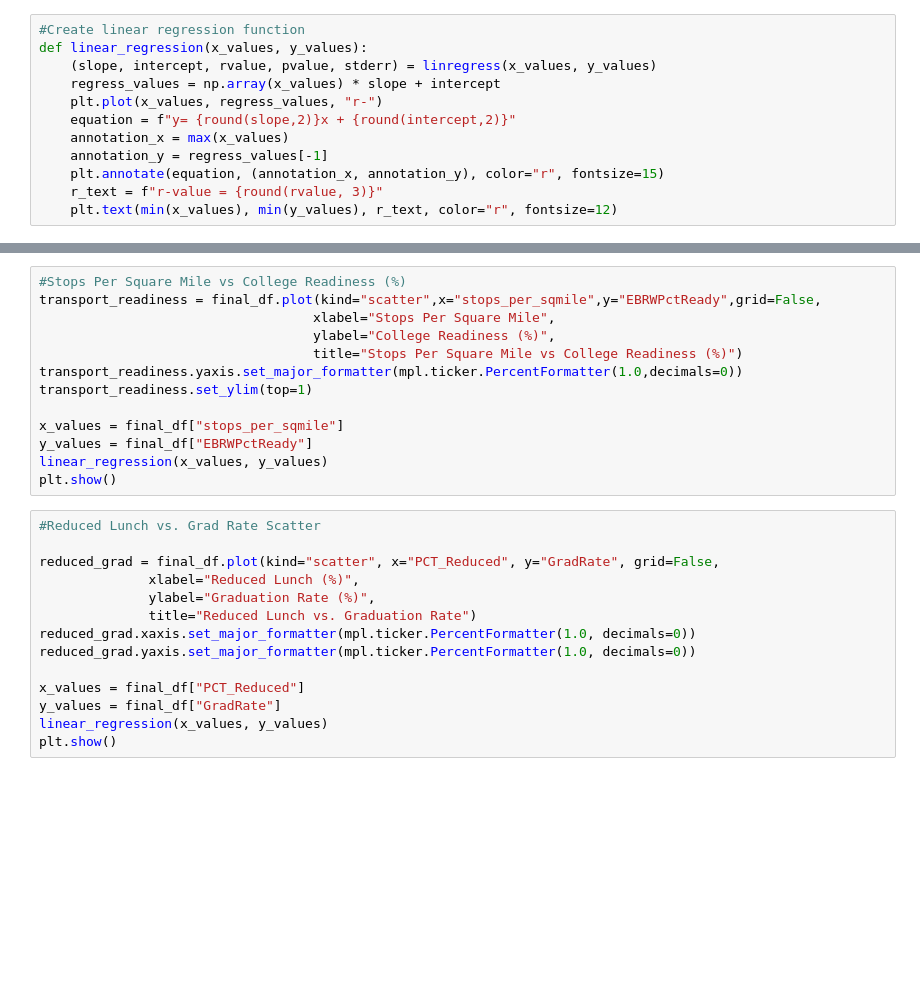
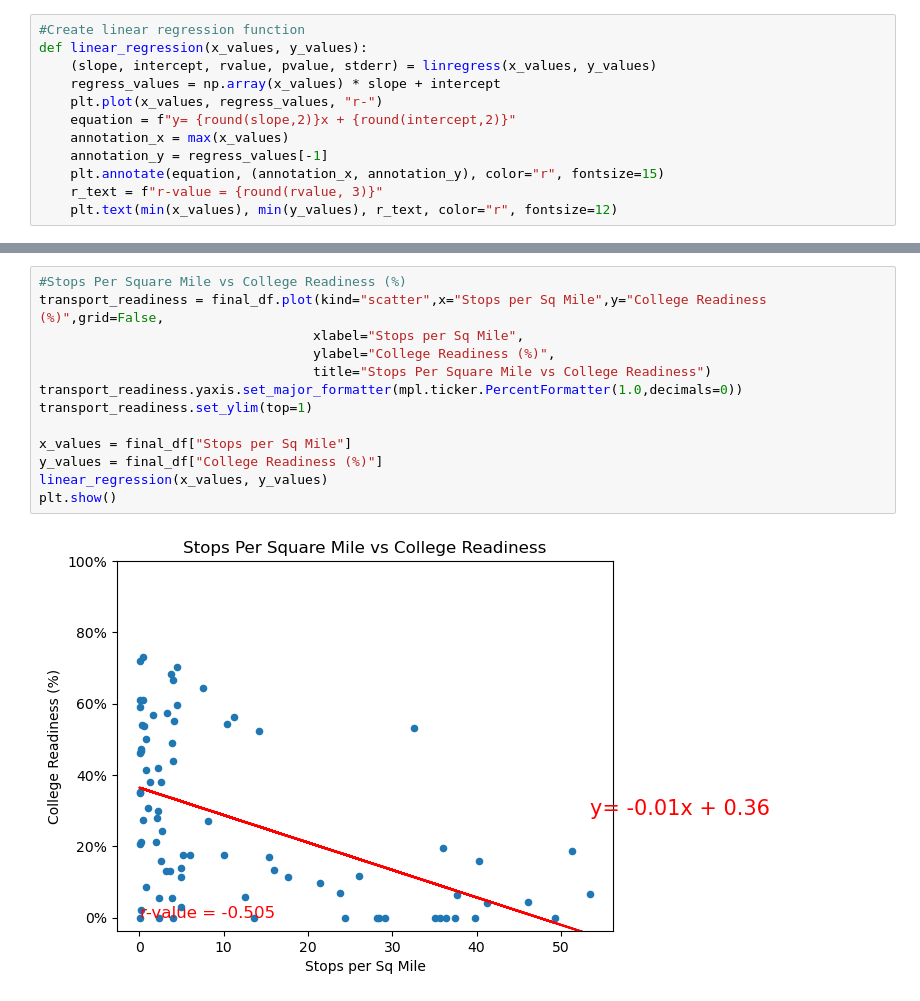
Before and after one commit to HLee12000/UpennDataProject1, a Jupyter notebook: DataAnalysis.ipynb, the cells around one changed output, grey strips where cells are left out. Drawn from its saved outputs; the diff is of its cells as text; blank space fills up the shorter version.

```diff
--- a/DataAnalysis.ipynb
+++ b/DataAnalysis.ipynb
@@ -44,28 +58,16 @@ KeyError: 'stops_per_sqmile'
 # %%
 #Stops Per Square Mile vs College Readiness (%)
-transport_readiness = final_df.plot(kind="scatter",x="stops_per_sqmile",y="EBRWPctReady",grid=False,
-                                   xlabel="Stops Per Square Mile",
+transport_readiness = final_df.plot(kind="scatter",x="Stops per Sq Mile",y="College Readiness (%)",grid=False,
+                                   xlabel="Stops per Sq Mile",
                                    ylabel="College Readiness (%)",
-                                   title="Stops Per Square Mile vs College Readiness (%)")
+                                   title="Stops Per Square Mile vs College Readiness")
 transport_readiness.yaxis.set_major_formatter(mpl.ticker.PercentFormatter(1.0,decimals=0))
 transport_readiness.set_ylim(top=1)
 
-x_values = final_df["stops_per_sqmile"]
-y_values = final_df["EBRWPctReady"]
+x_values = final_df["Stops per Sq Mile"]
+y_values = final_df["College Readiness (%)"]
 linear_regression(x_values, y_values)
 plt.show()
+# %% [output]
+[figure, added]
-# %%
-#Reduced Lunch vs. Grad Rate Scatter
-
-reduced_grad = final_df.plot(kind="scatter", x="PCT_Reduced", y="GradRate", grid=False,
-              xlabel="Reduced Lunch (%)",
-              ylabel="Graduation Rate (%)",
-              title="Reduced Lunch vs. Graduation Rate")
-reduced_grad.xaxis.set_major_formatter(mpl.ticker.PercentFormatter(1.0, decimals=0))
-reduced_grad.yaxis.set_major_formatter(mpl.ticker.PercentFormatter(1.0, decimals=0))
-
-x_values = final_df["PCT_Reduced"]
-y_values = final_df["GradRate"]
-linear_regression(x_values, y_values)
-plt.show()
 # %%
```
Also changed, not shown: parts of 12 cells of this notebook, 2 other files.
